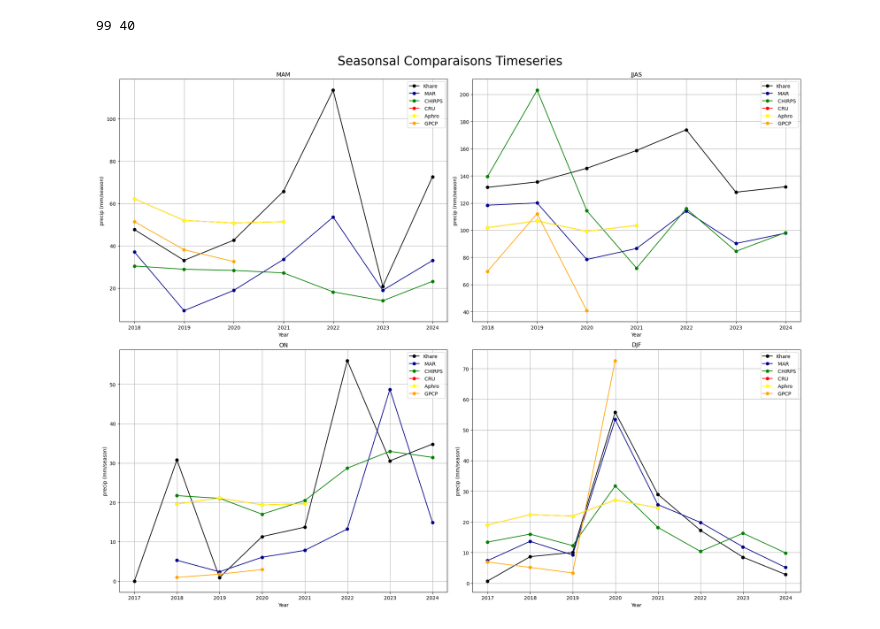
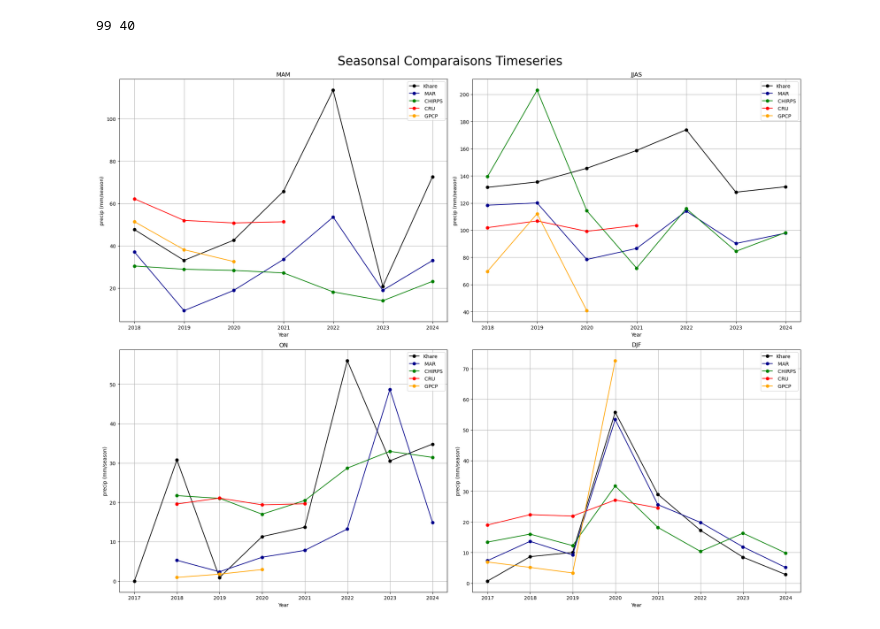
Before and after one commit to Andeol-ramb/MAR_HMA_GLACIOCLIM_Comparisons, a Jupyter notebook: Multimodel_comparisons/Comparisons_Pr_KhareData_Multi-Models.ipynb, the cells around one changed output. Saved outputs shown, nothing was run; the diff lists cells and outputs as text; code cells hidden in the pictures.

```diff
--- a/Multimodel_comparisons/Comparisons_Pr_KhareData_Multi-Models.ipynb
+++ b/Multimodel_comparisons/Comparisons_Pr_KhareData_Multi-Models.ipynb
@@ -443,36 +443,36 @@ for thing, x in enumerate(seasons):
     da_py = seasonal_precip_Pyramide['RRhourly'][x]
     # MAR
     da_mar = seasonnal_precip_MAR[x]
     #Chirps
     da_chirps= seasonnal_precip_Chirps[x]
     #Cru
     da_cru= seasonnal_precip_CRU[x]
     #Aphro
-    da_aphro=seasonnal_precip_Aphro[x]
+    #da_aphro=seasonnal_precip_Aphro[x]
     #GPCP
     da_gpcp=seasonnal_precip_GPCP[x]
 
     # Tracés
     ax.plot(da_py.time, da_py.values, linestyle='-', marker='o', label=station,color='black')
     ax.plot(da_mar.time, da_mar.values, linestyle='-', marker='o', label=' MAR',color='darkblue')
     ax.plot(da_chirps.time, da_chirps.values, linestyle='-', marker='o', label=' CHIRPS',color='green')
     ax.plot(da_cru.time, da_cru.values, linestyle='-', marker='o', label=' CRU',color='red')
-    ax.plot(da_aphro.time, da_aphro.values, linestyle='-', marker='o', label=' Aphro',color='Yellow')
+    #ax.plot(da_aphro.time, da_aphro.values, linestyle='-', marker='o', label=' Aphro',color='Yellow')
     ax.plot(da_gpcp.time, da_gpcp.values, linestyle='-', marker='o', label=' GPCP',color='orange')
 
     # Mise en forme
     ax.set_title(titles[x])
     ax.set_xlabel('Year')
     ax.set_ylabel('precip (mm/season)')
     ax.grid(True)
     ax.legend()
 
 
 plt.tight_layout(rect=[0, 0, 1, 0.96])  # Maria script theft : leave space for the suptitle
 fig.suptitle('Seasonsal Comparaisons Timeseries',fontsize=25)
 plt.show()
 # %% [output]
-[figure, old version]
+[figure, new version]
 # %%
 #Annual cycle
 #daily_meanRR=RR.resample(time='D').sum()
```
Also changed, not shown: parts of 4 cells of this notebook.
